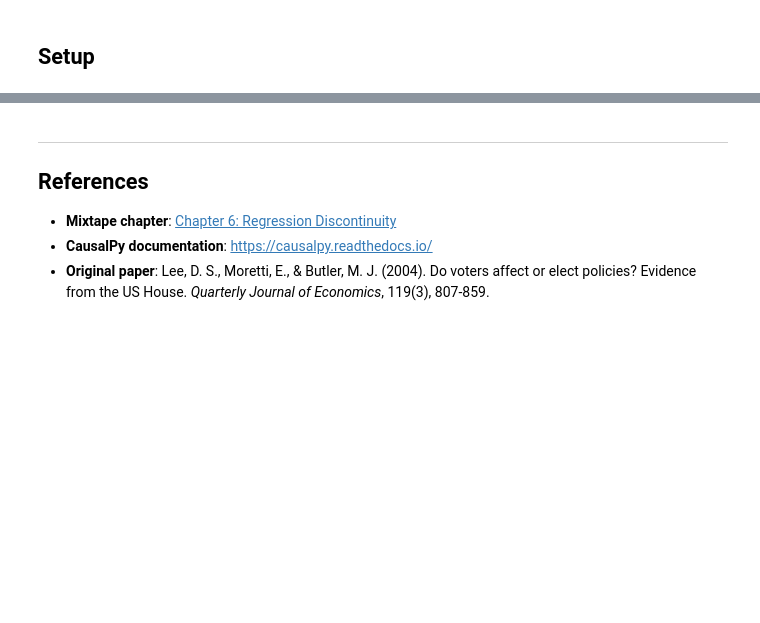
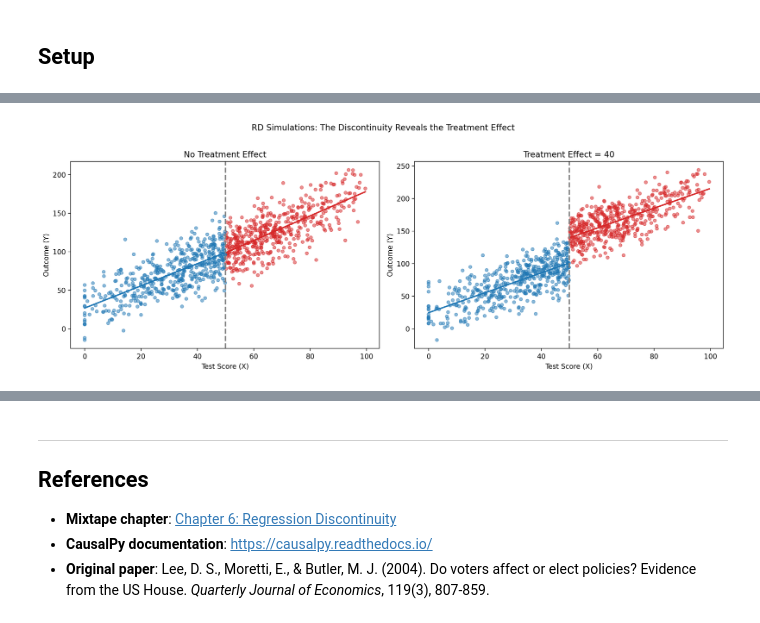
Before and after one commit to drbenvincent/mixtape-causalpy, a Jupyter notebook: notebooks/06_regression_discontinuity.ipynb, the cells around one changed output, grey strips where cells are left out. Drawn from its saved outputs; the diff is of its cells as text; code cells hidden in the pictures; blank space fills up the shorter version.

```diff
--- a/notebooks/06_regression_discontinuity.ipynb
+++ b/notebooks/06_regression_discontinuity.ipynb
@@ -214,7 +41,0 @@ Model coefficients:
-# %%
-# Plot the RD fit
-fig, ax = result.plot()
-ax.set_xlabel("Democratic Vote Share (centered at 0.5)")
-ax.set_ylabel("ADA Score")
-ax.set_title("CausalPy RD Estimate: Effect of Winning Election")
-plt.show()
@@ -508,0 +71,36 @@ The key finding replicates the Mixtape: winning a close election has a substanti
+# %%
+# rdd_simulate1 & rdd_simulate2: Treatment effect simulations
+sim_dat = pd.DataFrame({"x": np.random.normal(50, 25, 1000)})
+sim_dat.loc[sim_dat.x < 0, "x"] = 0
+sim_dat = sim_dat[sim_dat.x < 100]
+sim_dat["D"] = (sim_dat.x > 50).astype(int)
+
+# Y1: No treatment effect | Y2: Treatment effect = 40
+sim_dat["y1"] = (
+    25 + 0 * sim_dat.D + 1.5 * sim_dat.x + np.random.normal(0, 20, len(sim_dat))
+)
+sim_dat["y2"] = (
+    25 + 40 * sim_dat.D + 1.5 * sim_dat.x + np.random.normal(0, 20, len(sim_dat))
+)
+
+fig, axes = plt.subplots(1, 2, figsize=(14, 5))
+for ax, y_col, title in [
+    (axes[0], "y1", "No Treatment Effect"),
+    (axes[1], "y2", "Treatment Effect = 40"),
+]:
+    colors = ["C0" if d == 0 else "C3" for d in sim_dat.D]
+    ax.scatter(sim_dat.x, sim_dat[y_col], c=colors, alpha=0.5, s=20)
+    for d, color in [(0, "C0"), (1, "C3")]:
+        subset = sim_dat[sim_dat.D == d]
+        z = np.polyfit(subset.x, subset[y_col], 1)
+        x_line = np.linspace(subset.x.min(), subset.x.max(), 100)
+        ax.plot(x_line, np.polyval(z, x_line), color=color, linewidth=2)
+    ax.axvline(x=50, color="gray", linestyle="--", linewidth=2)
+    ax.set_xlabel("Test Score (X)")
+    ax.set_ylabel("Outcome (Y)")
+    ax.set_title(title)
+plt.suptitle("RD Simulations: The Discontinuity Reveals the Treatment Effect", y=1.02)
+plt.tight_layout()
+plt.show()
+# %% [output]
+[figure, added]
```
Also changed, not shown: parts of 45 cells of this notebook.
